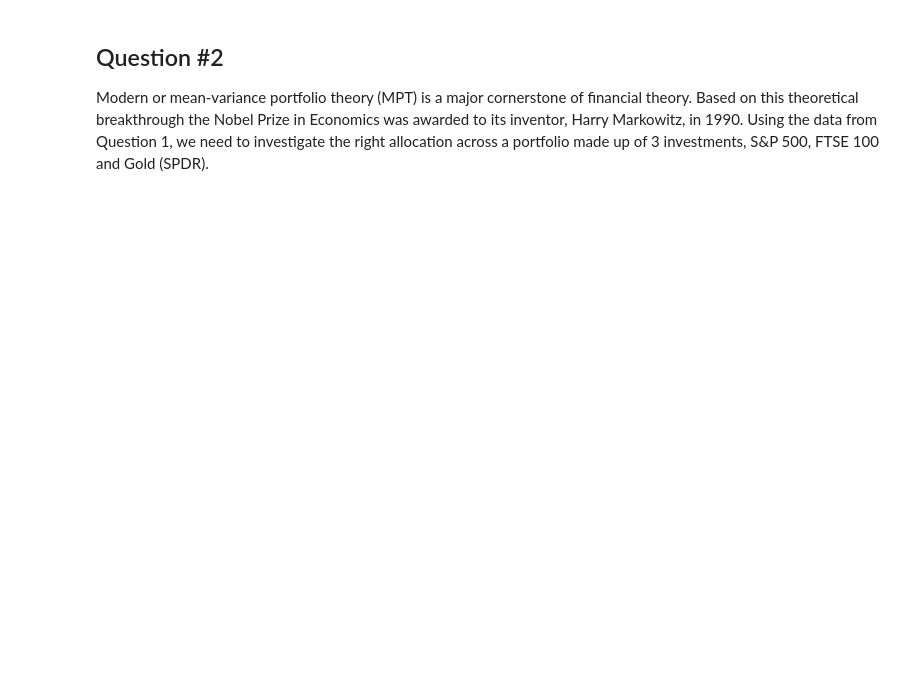
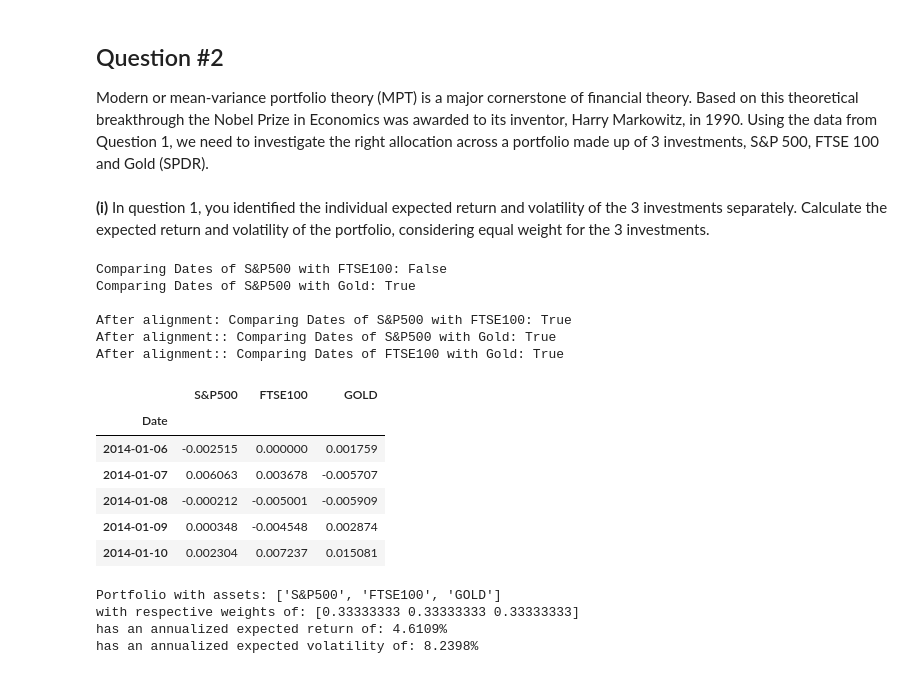
Before and after one commit to achmand/ari5122_assignment, a Jupyter notebook: src/fintech_part_1.ipynb, the cells around one changed output. Cells and saved outputs as stored; diff of their text form; code cells hidden in the pictures; blank space fills up the shorter version.

```diff
--- a/src/fintech_part_1.ipynb
+++ b/src/fintech_part_1.ipynb
@@ -424,3 +424,78 @@ P-value is: 1.1080304039358115e-90; P-Value < 0.05: True
 ## Question #2
 
 Modern or mean-variance portfolio theory (MPT) is a major cornerstone of financial theory. Based on this theoretical breakthrough the Nobel Prize in Economics was awarded to its inventor, Harry Markowitz, in 1990. Using the data from Question 1, we need to investigate the right allocation across a portfolio made up of 3 investments, S&P 500, FTSE 100 and Gold (SPDR).
+# %% [markdown]
+<b>(i)</b> In question 1, you identified the individual expected return and volatility of the 3 investments separately. Calculate the expected return and volatility of the portfolio, considering equal weight for the 3 investments.
+# %%
+# since the dates between S&P500, GOLD do not match FTSE100
+# we need to align them
+sp_dates = prices_dict[sp_ticker[0]].index
+ftse_dates = prices_dict[ftse_ticker[0]].index
+gld_dates = prices_dict[gld_ticker[0]].index
+
+# print date check
+print("Comparing Dates of S&P500 with FTSE100: {0}".format(sp_dates.equals(ftse_dates)))
+print("Comparing Dates of S&P500 with Gold: {0}".format(sp_dates.equals(gld_dates)))
+
+# align dates
+intersect_dates = np.intersect1d(sp_dates.values, ftse_dates.values)
+sp_align = prices_dict[sp_ticker[0]][prices_dict[sp_ticker[0]].index.isin(intersect_dates)][const.COL_ADJ_CLOSE]
+ftse_align = prices_dict[ftse_ticker[0]][prices_dict[ftse_ticker[0]].index.isin(intersect_dates)][const.COL_ADJ_CLOSE]
+gld_align = prices_dict[gld_ticker[0]][prices_dict[gld_ticker[0]].index.isin(intersect_dates)][const.COL_ADJ_CLOSE]
+
+# print check after alignment
+print("\nAfter alignment: Comparing Dates of S&P500 with FTSE100: {0}".format(sp_align.index.equals(ftse_align.index)))
+print("After alignment:: Comparing Dates of S&P500 with Gold: {0}".format(sp_align.index.equals(gld_align.index)))
+print("After alignment:: Comparing Dates of FTSE100 with Gold: {0}".format(ftse_align.index.equals(gld_align.index)))
+
+# now that we aligned the dates create one dataframe with different adj close of the 3 assets
+asset_returns = pd.concat([sp_align, ftse_align, gld_align], axis = 1,
+                             keys=[sp_ticker[0], ftse_ticker[0], gld_ticker[0]])
+
+# calculate aligned log returns
+for column in asset_returns:
+    asset_returns[column] = pr.log_diff(dataframe=asset_returns,
+                                        column=column,
+                                        shift=1)
+
+# print head of aligned log returns
+asset_returns = asset_returns.dropna(axis=0)
+display(asset_returns.head())
+
+# set equal weight for portfolio
+equal_weight = 1/asset_returns.shape[1]
+asset_weights = np.full(3, equal_weight)
+
+# calculate portfolio annualized expected return and volatility
+portfolio_returns, portfolio_volatility = fmd.annretvol_port(asset_returns=asset_returns,
+                                                             asset_weights=asset_weights,
+                                                             year_days=const.YEAR_250)
+
+# round return and volatility
+portfolio_returns = round(portfolio_returns, 4)
+portfolio_volatility = round(portfolio_volatility, 4)
+
+# print results
+portfolio_stock = list(asset_returns.columns)
+print("Portfolio with assets: {0}".format(portfolio_stock) +
+      "\nwith respective weights of: {0}".format(asset_weights) +
+      "\nhas an annualized expected return of: {0}%".format(portfolio_returns) +
+      "\nhas an annualized expected volatility of: {0}%".format(portfolio_volatility))
+# %% [output]
+Comparing Dates of S&P500 with FTSE100: False
+Comparing Dates of S&P500 with Gold: True
+
+After alignment: Comparing Dates of S&P500 with FTSE100: True
+After alignment:: Comparing Dates of S&P500 with Gold: True
+After alignment:: Comparing Dates of FTSE100 with Gold: True
+|  | S&P500 | FTSE100 | GOLD |
+| Date |  |  |  |
+| 2014-01-06 | -0.002515 | 0.000000 | 0.001759 |
+| 2014-01-07 | 0.006063 | 0.003678 | -0.005707 |
+| 2014-01-08 | -0.000212 | -0.005001 | -0.005909 |
+| 2014-01-09 | 0.000348 | -0.004548 | 0.002874 |
+| 2014-01-10 | 0.002304 | 0.007237 | 0.015081 |
+Portfolio with assets: ['S&P500', 'FTSE100', 'GOLD']
+with respective weights of: [0.33333333 0.33333333 0.33333333]
+has an annualized expected return of: 4.6109%
+has an annualized expected volatility of: 8.2398%
```
Also changed, not shown: parts of 7 cells of this notebook, 7 other files.
